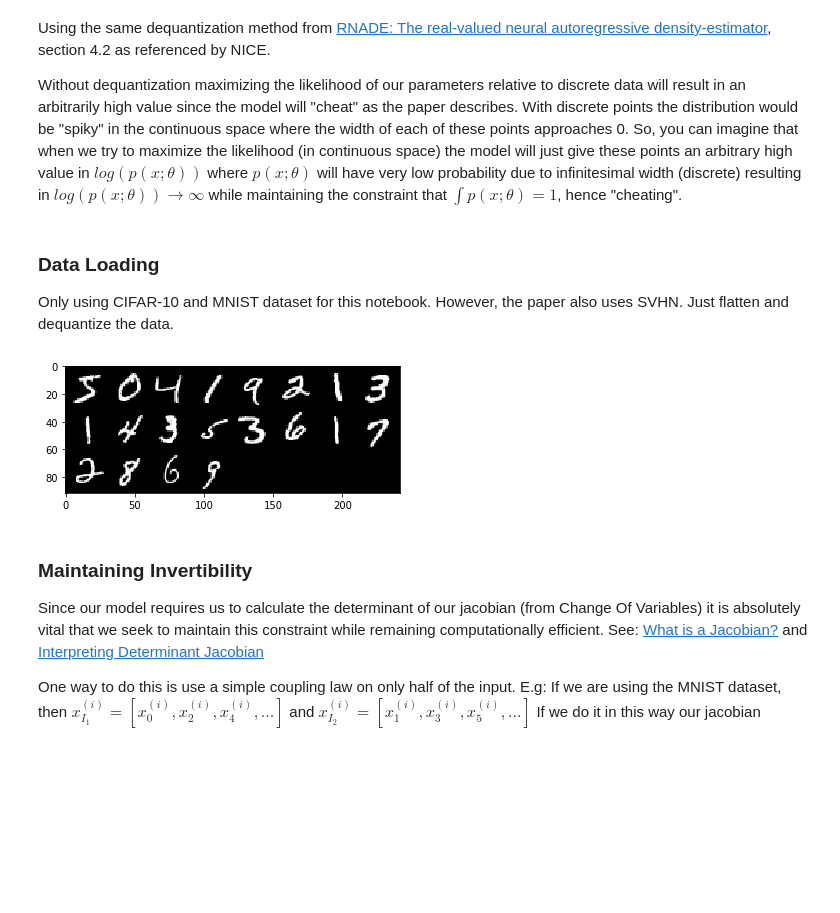
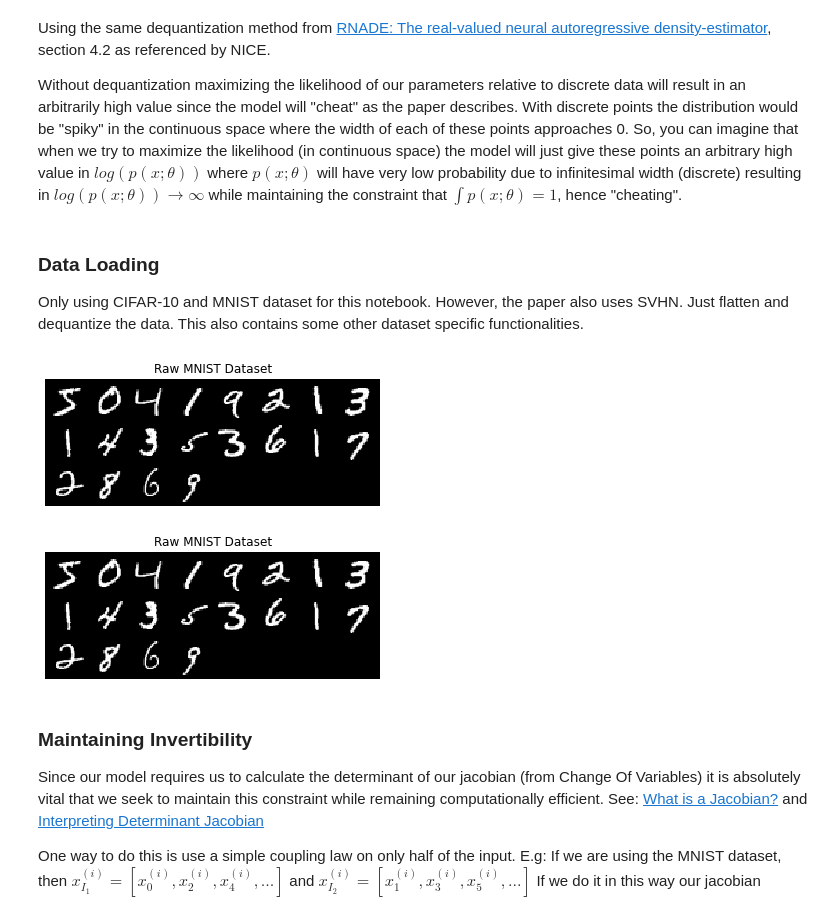
Before and after one commit to nu1ptr/ml_dl_notebooks, a Jupyter notebook: NICE.ipynb, the cells around one changed output. Saved outputs shown, nothing was run; the diff lists cells and outputs as text; code cells hidden in the pictures; blank space fills up the shorter version.

```diff
--- a/NICE.ipynb
+++ b/NICE.ipynb
@@ -63,53 +73,55 @@ def dequantize(x):
 # %% [markdown]
 ### Data Loading
-Only using CIFAR-10 and MNIST dataset for this notebook. However, the paper also uses SVHN. Just flatten and dequantize the data.
+Only using CIFAR-10 and MNIST dataset for this notebook. However, the paper also uses SVHN. Just flatten and dequantize the data. This also contains some other dataset specific functionalities.
 # %%
 # Select Dataset
 from torch.utils.data import Dataset
 from torchvision.datasets import MNIST, CIFAR10
 import torchvision.transforms as transforms
+from torchvision.utils import make_grid
 
-def flatten(x):
-    return x.flatten()
+def show(x, title=''):
+    """ Display a grid from a batched pytorch tensor.
+    """
+    img = make_grid(x)
+    npimg = img.numpy()
+    fig = plt.figure()
+    plt.title(title)
+    plt.axis('off')
+    plt.imshow(np.transpose(npimg, (1,2,0)), interpolation='nearest')
+    return fig
 
 def select_dataset(dataset):
     transform = transforms.Compose([
         transforms.ToTensor(),
-        transforms.Lambda(flatten),
-        transforms.Lambda(dequantize)
+        transforms.Lambda(lambda x: x.flatten()),
     ])
 
     if dataset == 'CIFAR10':
         train_data = CIFAR10(DATASET_PATH, train=True, download=True, transform=transform)
         test_data = CIFAR10(DATASET_PATH, train=False, download=True, transform=transform)
+        show_grid = lambda x, title='': show(x.reshape(-1,3,32,32),title)
     elif dataset == 'MNIST':
         train_data = MNIST(DATASET_PATH, train=True, download=True, transform=transform)
         test_data = MNIST(DATASET_PATH, train=False, download=True, transform=transform)
+        show_grid = lambda x, title='': show(x.reshape(-1,1,28,28),title)
     else:
         assert False, f'{dataset} does not exist.'
 
-    return train_data, test_data
+    return train_data, test_data, show_grid
 
-train_data, test_data = select_dataset(DATASET)
+train_data, test_data, show_grid = select_dataset(DATASET)
 # %%
 # Setup DataLoader
 from torch.utils.data import DataLoader
-from torchvision.utils import make_grid
-def show(img):
-    npimg = img.numpy()
-    plt.imshow(np.transpose(npimg, (1,2,0)), interpolation='nearest')
-
 
 train_loader = DataLoader(train_data, batch_size=BATCH_SIZE, shuffle=False, num_workers=NUM_WORKERS, worker_init_fn=seed_worker, pin_memory=PIN_MEMORY, generator=g)
 test_loader = DataLoader(test_data, batch_size=BATCH_SIZE, shuffle=False, num_workers=NUM_WORKERS, worker_init_fn=seed_worker, pin_memory=PIN_MEMORY, generator=g)
 x = next(iter(train_loader))[0][:20]
-
-if DATASET == 'MNIST':
-    show(make_grid(x.reshape(-1,1,28,28)))
-elif DATASET == 'CIFAR10':
-    show(make_grid(x.reshape(-1,3,32,32)))
+show_grid(x, 'Raw MNIST Dataset')
 # %% [output]
-[figure, old version]
+[figure, new version]
+[figure, added]
 # %% [markdown]
 ### Maintaining Invertibility
 Since our model requires us to calculate the determinant of our jacobian (from Change Of Variables) it is absolutely vital that we seek to maintain this constraint while remaining computationally efficient. See: [What is a Jacobian?](https://www.youtube.com/watch?v=wCZ1VEmVjVo) and [Interpreting Determinant Jacobian](https://www.youtube.com/watch?v=p46QWyHQE6M)
```
Also changed, not shown: parts of 17 cells of this notebook, 4 other files.
